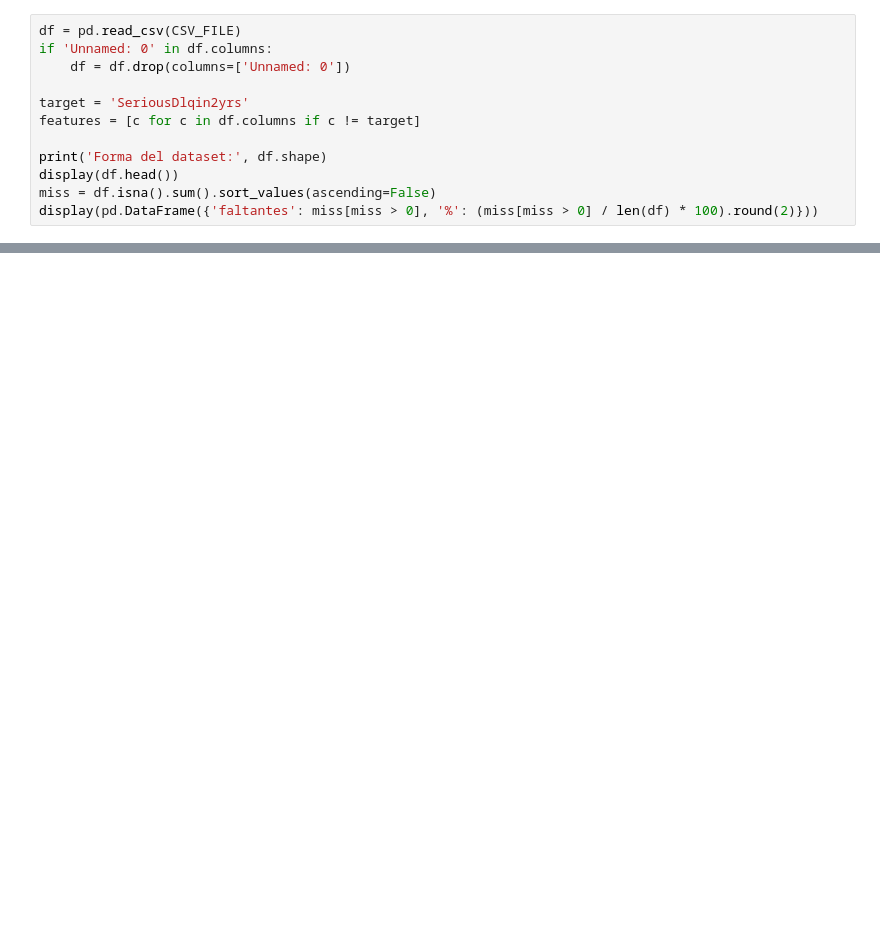
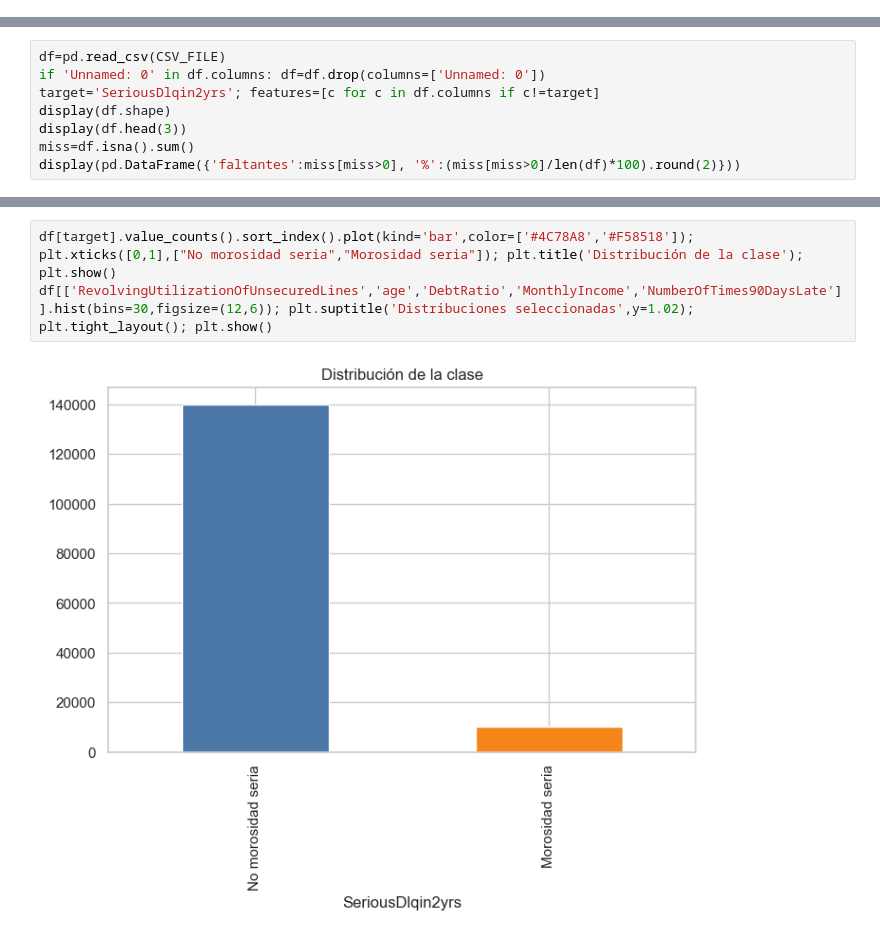
Before and after one commit to JuanOchoa1022/Trabajo2-Riesgo-Credito, a Jupyter notebook: Trabajo2.ipynb, the cells around one changed output, grey strips where cells are left out. Cells and saved outputs as stored; diff of their text form; blank space fills up the shorter version.

```diff
--- a/Trabajo2.ipynb
+++ b/Trabajo2.ipynb
@@ -50,12 +0,0 @@ assert CSV_FILE.exists(), 'No se encontró data/cs-training.csv'
-# %%
-df = pd.read_csv(CSV_FILE)
-if 'Unnamed: 0' in df.columns:
-    df = df.drop(columns=['Unnamed: 0'])
-
-target = 'SeriousDlqin2yrs'
-features = [c for c in df.columns if c != target]
-
-print('Forma del dataset:', df.shape)
-display(df.head())
-miss = df.isna().sum().sort_values(ascending=False)
-display(pd.DataFrame({'faltantes': miss[miss > 0], '%': (miss[miss > 0] / len(df) * 100).round(2)}))
@@ -242,0 +41,8 @@ print('Resumen de hallazgos escrito en README.md')
+# %%
+df=pd.read_csv(CSV_FILE)
+if 'Unnamed: 0' in df.columns: df=df.drop(columns=['Unnamed: 0'])
+target='SeriousDlqin2yrs'; features=[c for c in df.columns if c!=target]
+display(df.shape)
+display(df.head(3))
+miss=df.isna().sum()
+display(pd.DataFrame({'faltantes':miss[miss>0], '%':(miss[miss>0]/len(df)*100).round(2)}))
@@ -242,0 +63,6 @@ print('Resumen de hallazgos escrito en README.md')
+# %%
+df[target].value_counts().sort_index().plot(kind='bar',color=['#4C78A8','#F58518']);
+plt.xticks([0,1],["No morosidad seria","Morosidad seria"]); plt.title('Distribución de la clase'); plt.show()
+df[['RevolvingUtilizationOfUnsecuredLines','age','DebtRatio','MonthlyIncome','NumberOfTimes90DaysLate']].hist(bins=30,figsize=(12,6)); plt.suptitle('Distribuciones seleccionadas',y=1.02); plt.tight_layout(); plt.show()
+# %% [output]
+[figure, added]
```
Also changed, not shown: parts of 43 cells of this notebook.
